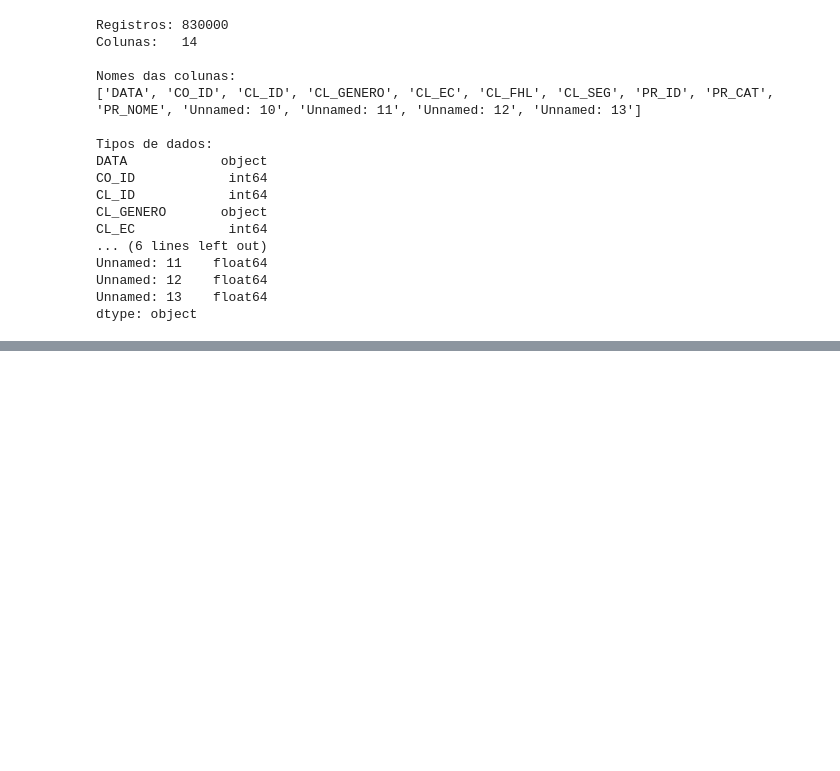
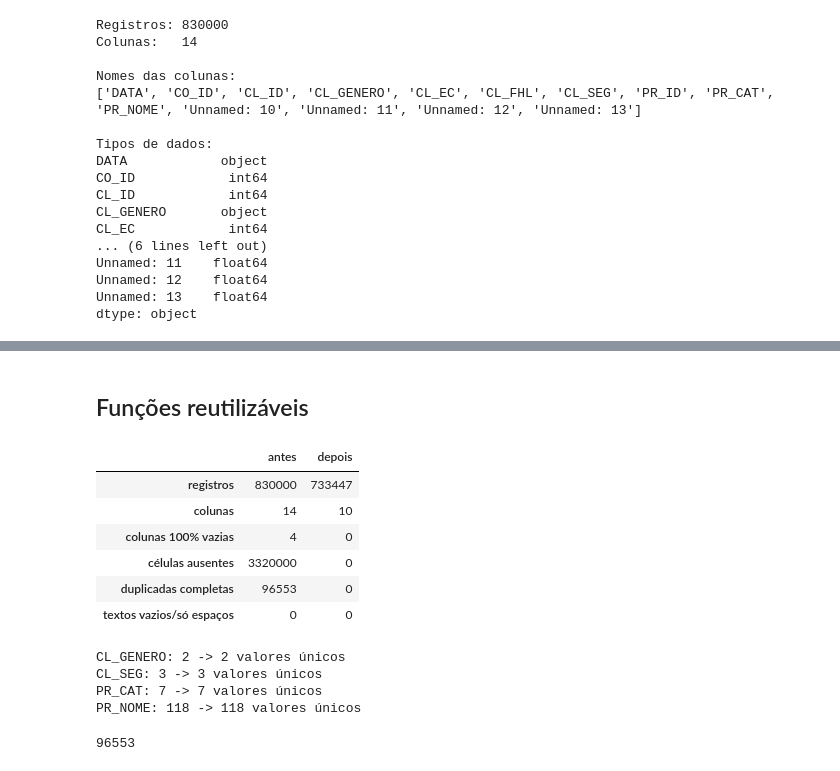
Before and after one commit to pauloBFalmeida/Miniprojeto_PauloBarbatoFogacaAlmeida_T8, a Jupyter notebook: Miniprojeto_PauloBarbatoFogacaAlmeida_T8.ipynb, the cells around one changed output, grey strips where cells are left out. Cells and saved outputs as stored; diff of their text form; code cells hidden in the pictures; blank space fills up the shorter version.

```diff
--- a/Miniprojeto_PauloBarbatoFogacaAlmeida_T8.ipynb
+++ b/Miniprojeto_PauloBarbatoFogacaAlmeida_T8.ipynb
@@ -80,0 +291,2 @@ dtype: object
+# %% [markdown]
+## Funções reutilizáveis
@@ -80,0 +303,44 @@ dtype: object
+# %%
+# Dicionário com métricas de qualidade
+def diagnostico(df, colunas_texto):
+    vazios = 0
+    for col in colunas_texto:
+        s = df[col].dropna().astype(str)
+        vazios += int((s.str.strip() == "").sum())
+    return {
+        "registros": len(df),
+        "colunas": df.shape[1],
+        "colunas 100% vazias": sum(df[c].isna().all() for c in df.columns),
+        "células ausentes": int(df.isna().sum().sum()),
+        "duplicadas completas": int(df.duplicated().sum()),
+        "textos vazios/só espaços": vazios,
+    }
+# %%
+comparacao = pd.DataFrame({
+    "antes": diagnostico(df_original, COLUNAS_TEXTO),
+    "depois": diagnostico(df_limpo, COLUNAS_TEXTO),
+})
+display(comparacao)
+# %% [output]
+|  | antes | depois |
+| registros | 830000 | 733447 |
+| colunas | 14 | 10 |
+| colunas 100% vazias | 4 | 0 |
+| células ausentes | 3320000 | 0 |
+| duplicadas completas | 96553 | 0 |
+| textos vazios/só espaços | 0 | 0 |
+# %%
+# valores únicos por colunas
+for col in COLUNAS_TEXTO:
+    print(f"{col}: {df_original[col].nunique()} -> {df_limpo[col].nunique()} valores únicos")
+# %% [output]
+CL_GENERO: 2 -> 2 valores únicos
+CL_SEG: 3 -> 3 valores únicos
+PR_CAT: 7 -> 7 valores únicos
+PR_NOME: 118 -> 118 valores únicos
+# %%
+# Tabela de decisões de limpeza (montada com os números reais desta execução)
+removidas_dups = len(df_original) - len(df_limpo)
+removidas_dups
+# %% [output]
+96553
```
Also changed, not shown: parts of 48 cells of this notebook, 1 other file.
